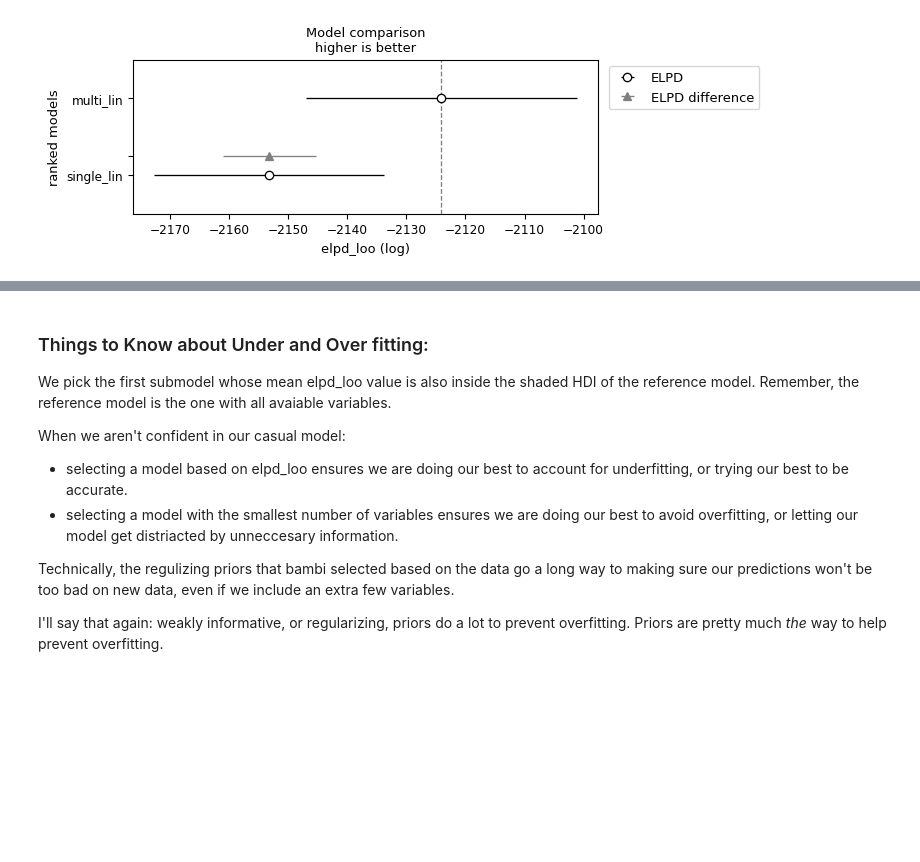
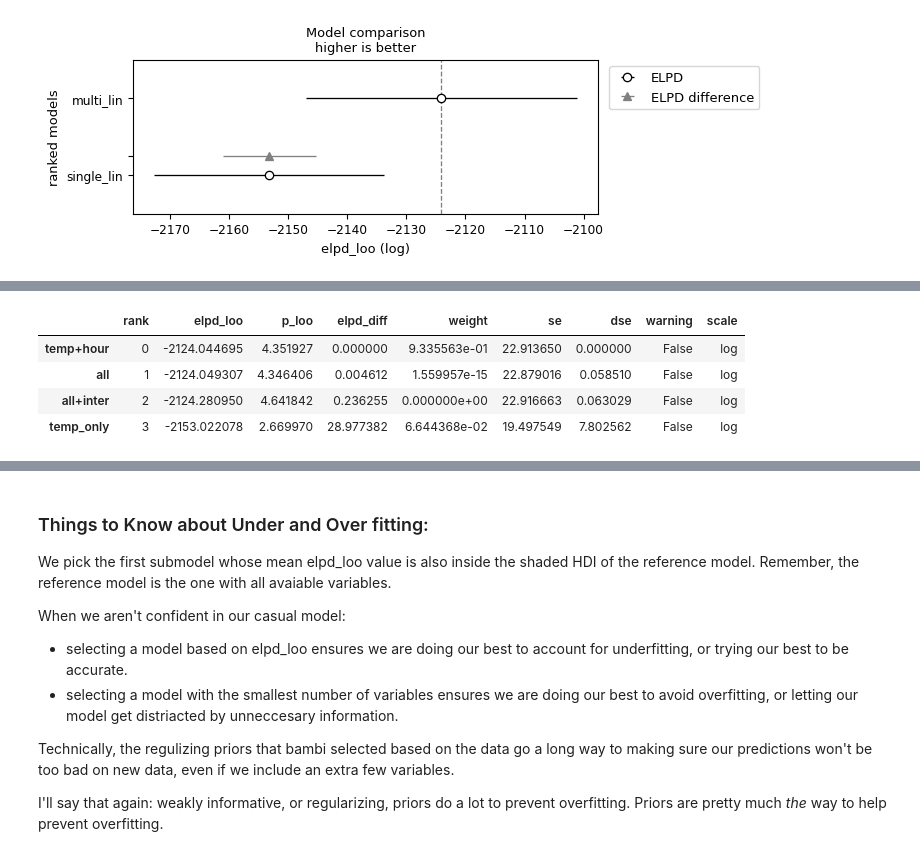
Before and after one commit to thedarredondo/data-science-fundamentals, a Jupyter notebook: Unit6/Unit6NotesAK.ipynb, the cells around one changed output, grey strips where cells are left out. Saved outputs shown, nothing was run; the diff lists cells and outputs as text; code cells hidden in the pictures; blank space fills up the shorter version.

```diff
--- a/Unit6/Unit6NotesAK.ipynb
+++ b/Unit6/Unit6NotesAK.ipynb
@@ -569,0 +601,10 @@ The body data set has a measure of body fat percentage (siri), as well as severa
+# %%
+cmp_df = az.compare(
+    {"temp+hour":idata_mlb_bmb,"temp_only":idata_nbb_bmb_regpriors,"all":idata_bikesall,"all+inter":idata_bikesallinter} )
+cmp_df
+# %% [output]
+|  | rank | elpd_loo | p_loo | elpd_diff | weight | se | dse | warning | scale |
+| temp+hour | 0 | -2124.044695 | 4.351927 | 0.000000 | 9.335563e-01 | 22.913650 | 0.000000 | False | log |
+| all | 1 | -2124.049307 | 4.346406 | 0.004612 | 1.559957e-15 | 22.879016 | 0.058510 | False | log |
+| all+inter | 2 | -2124.280950 | 4.641842 | 0.236255 | 0.000000e+00 | 22.916663 | 0.063029 | False | log |
+| temp_only | 3 | -2153.022078 | 2.669970 | 28.977382 | 6.644368e-02 | 19.497549 | 7.802562 | False | log |
```
Also changed, not shown: parts of 51 cells of this notebook.
